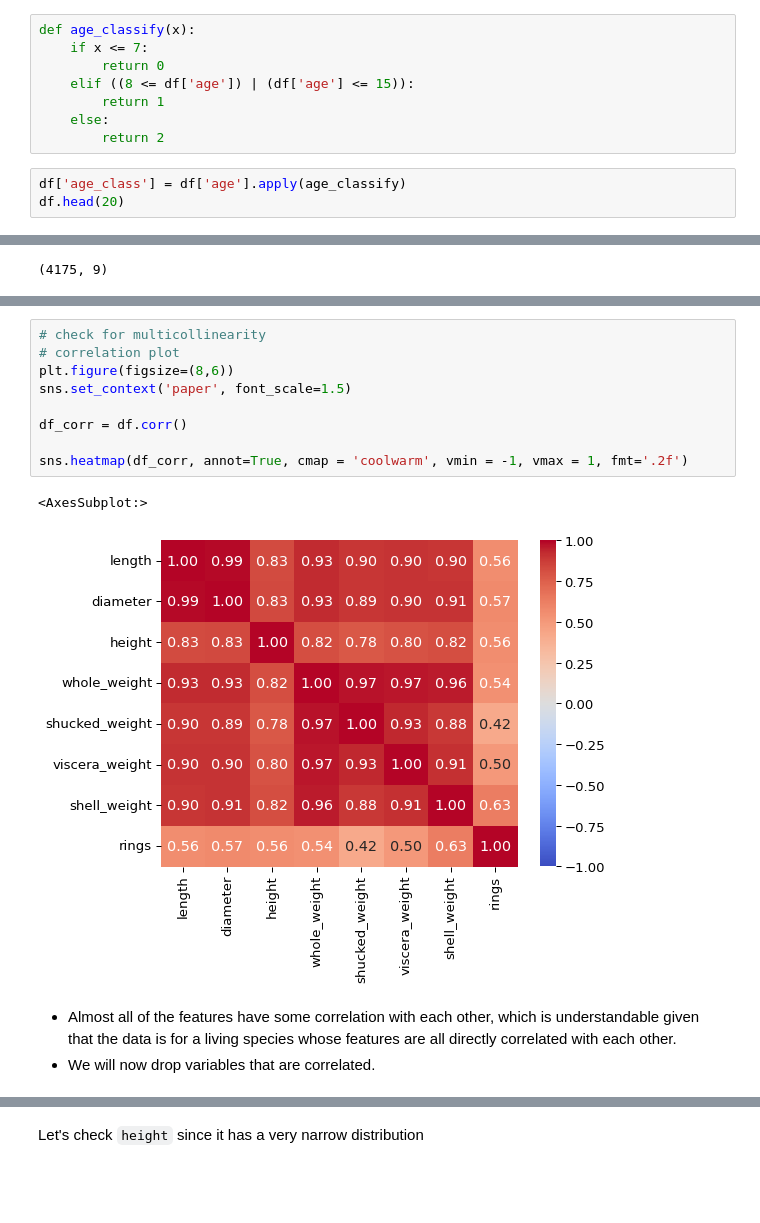
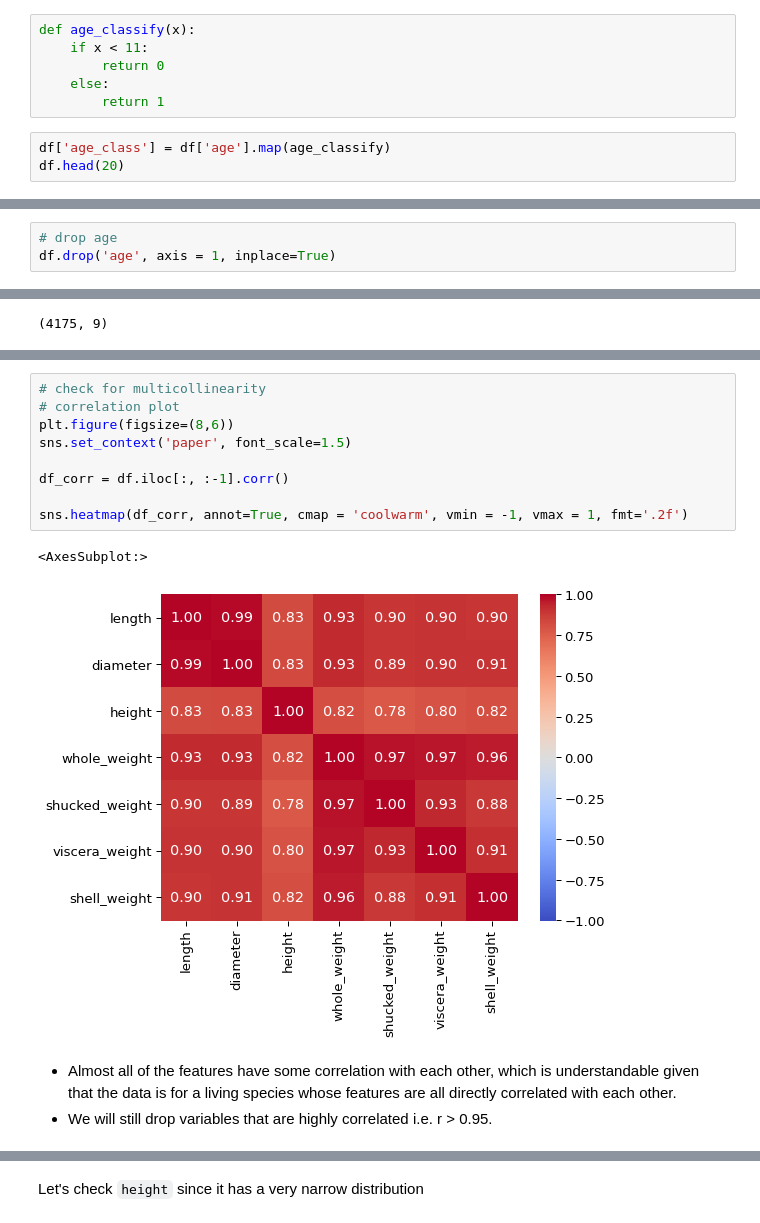
Before and after one commit to faheemrajwadkar/Abalone-Classification, a Jupyter notebook: Abalone - Logistic Regression.ipynb, the cells around one changed output, grey strips where cells are left out. Drawn from its saved outputs; the diff is of its cells as text; blank space fills up the shorter version.

```diff
--- a/Abalone - Logistic Regression.ipynb
+++ b/Abalone - Logistic Regression.ipynb
@@ -72,12 +72,10 @@ To treat this as a classification problem, we will convert age into categorical
 # %%
 def age_classify(x):
-    if x <= 7:
+    if x < 11:
         return 0
-    elif ((8 <= df['age']) | (df['age'] <= 15)):
+    else:
         return 1
-    else:
-        return 2
 # %%
-df['age_class'] = df['age'].apply(age_classify)
+df['age_class'] = df['age'].map(age_classify)
 df.head(20)
 # %% [output]
@@ -90,3 +104,6 @@ sns.countplot(df['age'])
+# %%
+# drop age
+df.drop('age', axis = 1, inplace=True)
 # %% [markdown]
 # EDA
 # %%
@@ -135,18 +158,18 @@ dtype: int64
 # %%
 # check for multicollinearity
 # correlation plot
 plt.figure(figsize=(8,6))
 sns.set_context('paper', font_scale=1.5)
 
-df_corr = df.corr()
+df_corr = df.iloc[:, :-1].corr()
 
 sns.heatmap(df_corr, annot=True, cmap = 'coolwarm', vmin = -1, vmax = 1, fmt='.2f')
 # %% [output]
 <AxesSubplot:>
-[figure, old version]
+[figure, new version]
 # %% [markdown]
 - Almost all of the features have some correlation with each other, which is understandable given that the data is for a living species whose features are all directly correlated with each other.
-- We will now drop variables that are correlated.
+- We will still drop variables that are highly correlated i.e. r > 0.95.
 # %%
 # finding correlations
 ## extract variable pairs having |correlation| > 0.9
```
Also changed, not shown: parts of 26 cells of this notebook.
